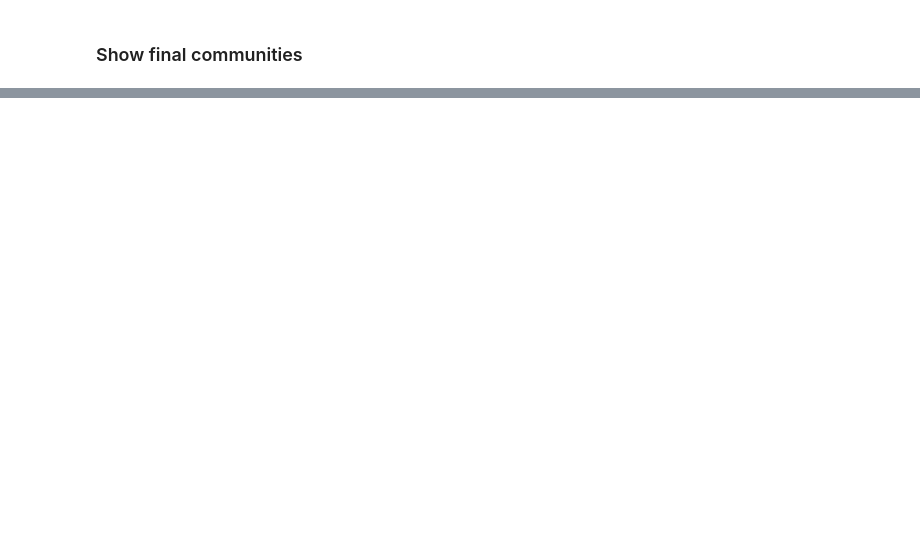
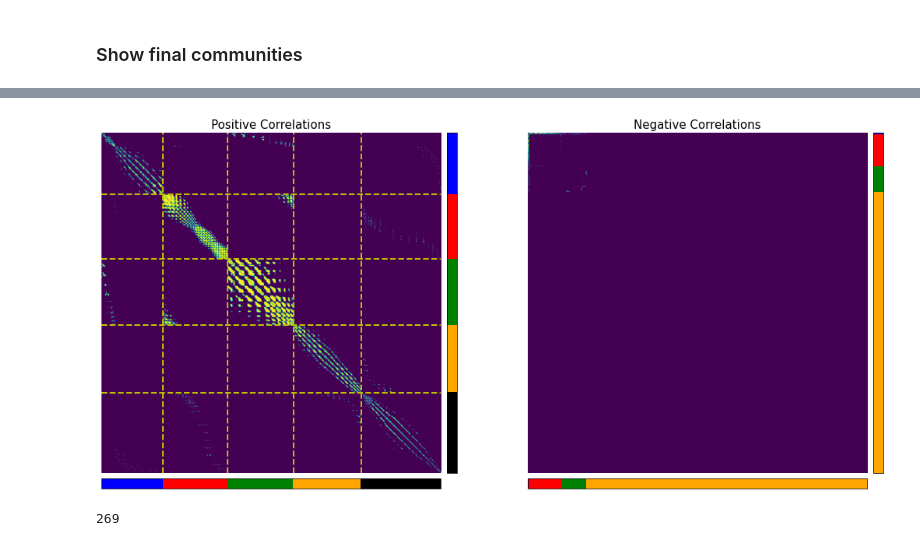
Before and after one commit to JohannesSchulz97/ML-in-climate-science-project, a Jupyter notebook: community_detection/community_detection.ipynb, the cells around one changed output, grey strips where cells are left out. Cells and saved outputs as stored; diff of their text form; code cells hidden in the pictures; blank space fills up the shorter version.

```diff
--- a/community_detection/community_detection.ipynb
+++ b/community_detection/community_detection.ipynb
@@ -245,7 +253,7 @@ k_bic_pos = 5
 k_bic_neg = 4
 fig, axs = plt.subplots(1, 2, figsize=(18, 10))
 
-ord_nodelist, groups = ordered_nodelist(best_partition_pos, graph_pos, K=k_bic_pos)
+ord_nodelist, groups = ordered_nodelist(partition_pos, graph_pos, K=k_bic_pos)
 bounds = np.concatenate((np.array([0]), np.cumsum([len(group)for group in groups])))
 
 cmap = (mpl.colors.ListedColormap(list(colors.values())[:k_bic_pos]))
@@ -258,6 +266,10 @@ divider = make_axes_locatable(axs[0])
 cax_right = divider.append_axes('right', size='3%', pad=0.1)
 cax_bottom = divider.append_axes('bottom', size='3%', pad=0.1)
 
+
+for bound in bounds[1:-1]:
+    axs[0].axvline(bound, color='y', linestyle='dashed', linewidth=2)
+    axs[0].axhline(bound, color='y', linestyle='dashed', linewidth=2)
 
 
 axs[0].axis('off')
@@ -288,7 +300,7 @@ cax_right.invert_yaxis()
 cax_bottom.invert_yaxis()
 
 
-ord_nodelist2, groups2 = ordered_nodelist(best_partition_neg, graph_neg, K=k_bic_neg)
+ord_nodelist2, groups2 = ordered_nodelist(partition_neg, graph_neg, K=k_bic_neg)
 axs[1].imshow(nx.to_numpy_matrix(graph_neg, nodelist=ord_nodelist2))
 axs[1].set_title("Negative Correlations", fontsize=15)
 
@@ -304,32 +316,37 @@ norm2 = mpl.colors.BoundaryNorm(bounds2, cmap_neg.N)
 
 axs[1].axis('off')
 fig.colorbar(
     mpl.cm.ScalarMappable(norm=norm2, cmap=cmap),
     cax=cax_right2,
     boundaries=bounds2,  # Adding values for extensions.
     # extend='both',
     ticks=bounds2,
     spacing='proportional',
     orientation='vertical',
     label='Discrete intervals, some other units'
 )
 
 fig.colorbar(
     mpl.cm.ScalarMappable(norm=norm2, cmap=cmap),
     cax=cax_bottom2,
     boundaries=[0] + bounds2,  # Adding values for extensions.
     # extend='both',
     ticks=bounds2,
     spacing='proportional',
     orientation='horizontal',
     label='Discrete intervals, some other units'
 )
 cax_right2.axis('off')
 cax_bottom2.axis('off')
 cax_right2.invert_yaxis()
 cax_bottom2.invert_yaxis()
 
-plt.savefig('../plots/adjacency_matrices.svg', format="svg")
-plt.savefig('../plots/adjacency_matrices.jpg')
+#plt.savefig('../plots/adjacency_matrices.svg', format="svg")
+#plt.savefig('../plots/adjacency_matrices.jpg')
 
 plt.show()
+
+print(bounds[1])
+# %% [output]
+[figure, added]
+269
```
Also changed, not shown: parts of 10 cells of this notebook, 16 other files.
